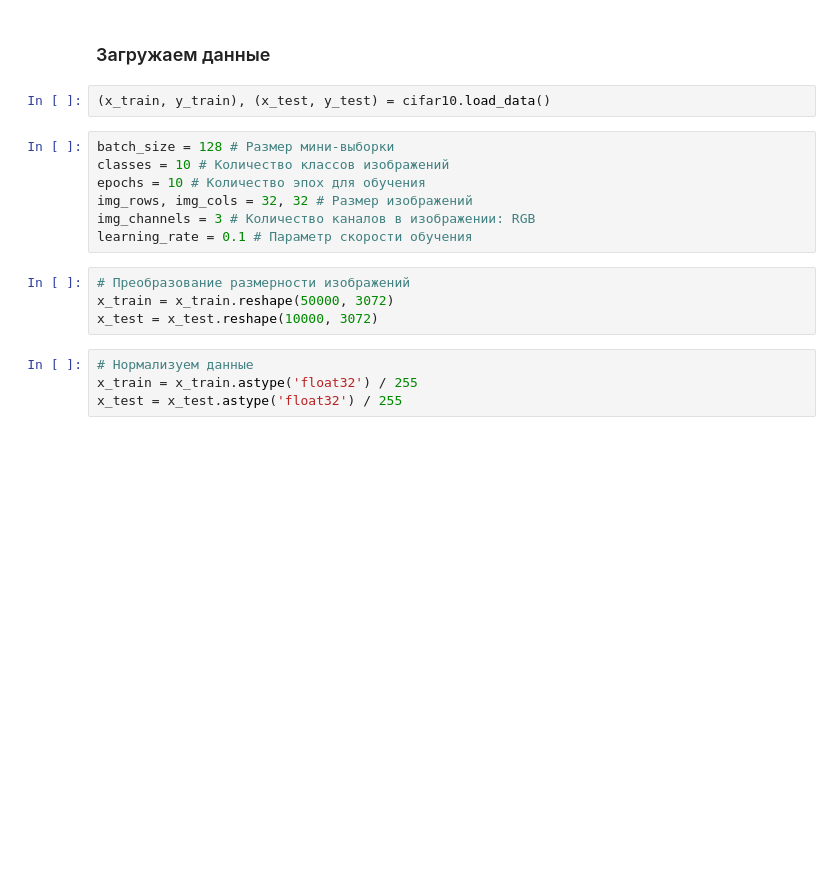
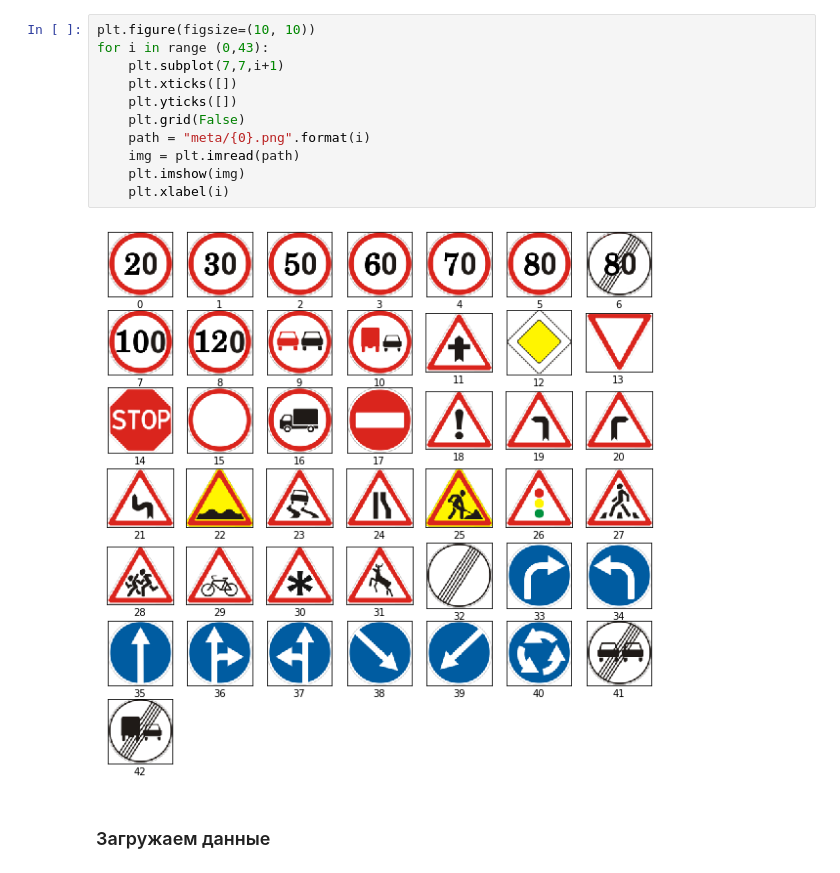
Before and after one commit to AlexKrasnov/DL, a Jupyter notebook: lab2.ipynb, the cells around one changed output. Drawn from its saved outputs; the diff is of its cells as text; blank space fills up the shorter version.

```diff
--- a/lab2.ipynb
+++ b/lab2.ipynb
@@ -10,19 +50,15 @@ import matplotlib.pyplot as plt
+# %%
+plt.figure(figsize=(10, 10))
+for i in range (0,43):
+    plt.subplot(7,7,i+1)
+    plt.xticks([])
+    plt.yticks([])
+    plt.grid(False)
+    path = "meta/{0}.png".format(i)
+    img = plt.imread(path)
+    plt.imshow(img)
+    plt.xlabel(i)
+# %% [output]
+[figure, added]
 # %% [markdown]
 ### Загружаем данные
-# %%
-(x_train, y_train), (x_test, y_test) = cifar10.load_data()
-# %%
-batch_size = 128 # Размер мини-выборки
-classes = 10 # Количество классов изображений
-epochs = 10 # Количество эпох для обучения
-img_rows, img_cols = 32, 32 # Размер изображений
-img_channels = 3 # Количество каналов в изображении: RGB
-learning_rate = 0.1 # Параметр скорости обучения
-# %%
-# Преобразование размерности изображений
-x_train = x_train.reshape(50000, 3072)
-x_test = x_test.reshape(10000, 3072)
-# %%
-# Нормализуем данные
-x_train = x_train.astype('float32') / 255
-x_test = x_test.astype('float32') / 255
```
Also changed, not shown: parts of 28 cells of this notebook, 7 other files.
